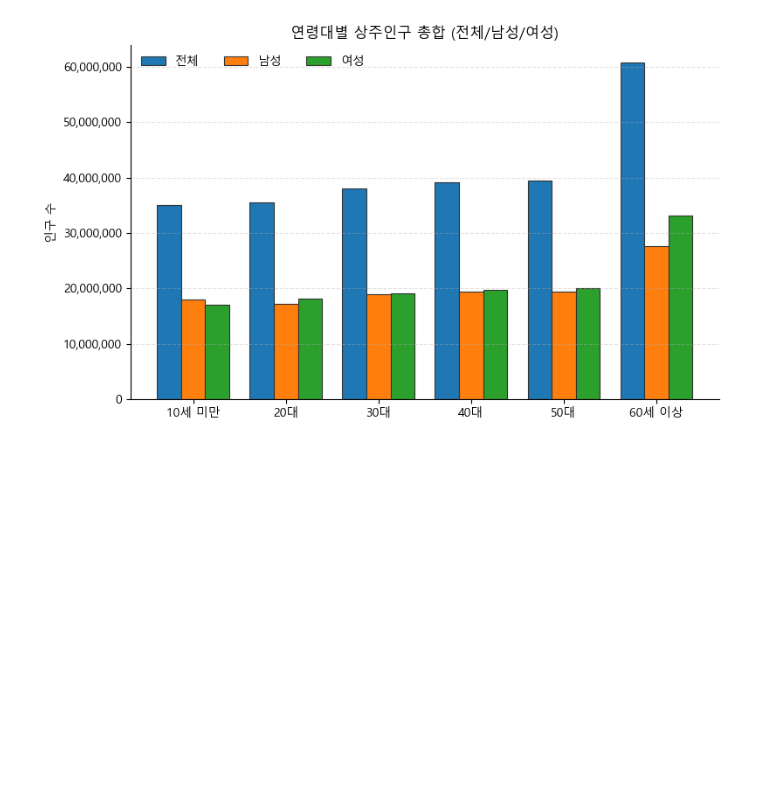
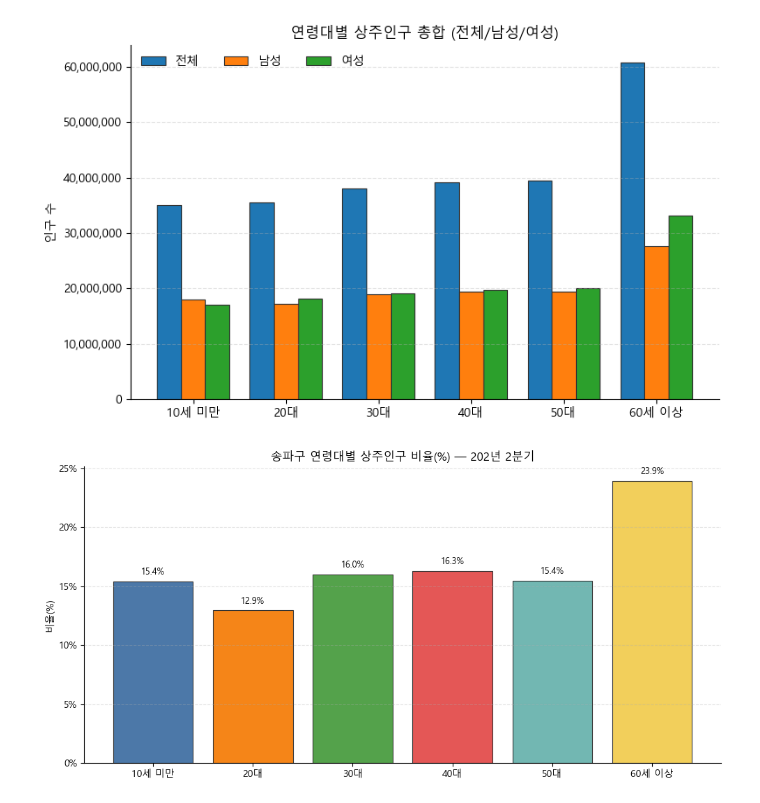
Before and after one commit to SKNetworks-AI19-250818/SKN19_2nd_1team, a Jupyter notebook: eda/resident_population/resident_population.ipynb, the cells around one changed output. Saved outputs shown, nothing was run; the diff lists cells and outputs as text; code cells hidden in the pictures; blank space fills up the shorter version.

```diff
--- a/eda/resident_population/resident_population.ipynb
+++ b/eda/resident_population/resident_population.ipynb
@@ -114,6 +200,64 @@ plt.tight_layout()
 plt.show()
 # %% [output]
 [figure]
+# %%
+# 2025년 2분기 송파구 연령대별 상주인구 비율(%)
+
+# 한글 폰트 (Windows)
+plt.rcParams['font.family'] = 'Malgun Gothic'
+plt.rcParams['axes.unicode_minus'] = False
+
+# ── 파라미터 ──
+TARGET_GU = "송파구"      # 여기에 원하는 자치구명 입력
+TARGET_Q = 20252
+
+# ── 연령대 컬럼 정의 (전체 기준) ──
+age_cols = [
+    "연령대_10_미만_상주인구_수",
+    "연령대_20_상주인구_수",
+    "연령대_30_상주인구_수",
+    "연령대_40_상주인구_수",
+    "연령대_50_상주인구_수",
+    "연령대_60_이상_상주인구_수",
+]
+age_labels = ["10세 미만", "20대", "30대", "40대", "50대", "60세 이상"]
+
+# ── 송파구 2025년 2분기만 필터 ──
+df_sp = df[(df["기준_년분기_코드"] == TARGET_Q) & (df["자치구_코드_명"] == TARGET_GU)].copy()
+
+# 같은 분기에 중복 로우가 있을 수 있으므로 합계로 안전하게 계산
+age_vals = df_sp[age_cols].sum().values
+total_pop = df_sp["총_상주인구_수"].sum()
+
+# 비율(%)
+pct = age_vals / total_pop * 100
+
+# ── 시각화 ──
+fig, ax = plt.subplots(figsize=(10, 5))
+bars = ax.bar(age_labels, pct,
+              color=["#4C78A8", "#F58518", "#54A24B", "#E45756", "#72B7B2", "#F2CF5B"],
+              edgecolor="#333333", linewidth=0.8)
+
+ax.set_title(f"{TARGET_GU} 연령대별 상주인구 비율(%) — {TARGET_Q//100}년 {TARGET_Q%10}분기")
+ax.set_ylabel("비율(%)")
+ax.yaxis.set_major_formatter(FuncFormatter(lambda v, pos: f"{v:.0f}%"))
+
+# 그리드/테두리 정리
+ax.grid(axis="y", linestyle="--", alpha=0.35)
+ax.spines["top"].set_visible(False)
+ax.spines["right"].set_visible(False)
+
+# 막대 위 % 라벨
+for b, p in zip(bars, pct):
+    ax.annotate(f"{p:.1f}%",
+                xy=(b.get_x() + b.get_width()/2, b.get_height()),
+                xytext=(0, 5), textcoords="offset points",
+                ha="center", va="bottom", fontsize=9)
+
+plt.tight_layout()
+plt.show()
+# %% [output]
+[figure, added]
 # %%
 # 불필요한 컬럼 제거한 데이터 저장
 df.sort_values('기준_년분기_코드', inplace=True)
```
Also changed, not shown: parts of 5 cells of this notebook, 2 other files.
